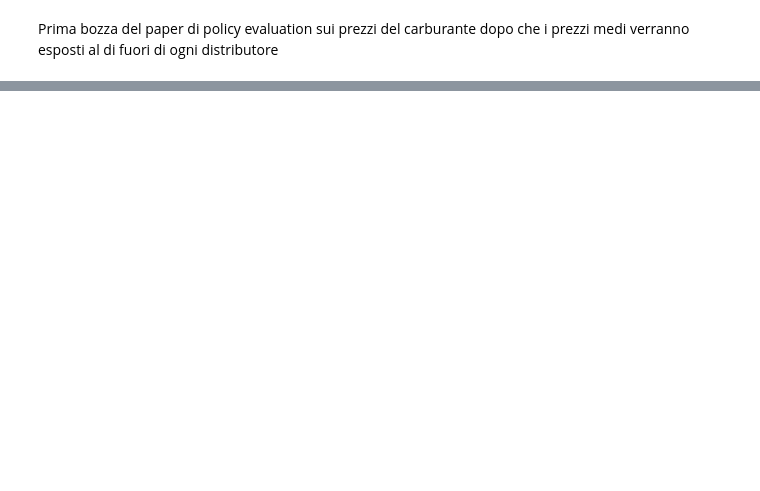
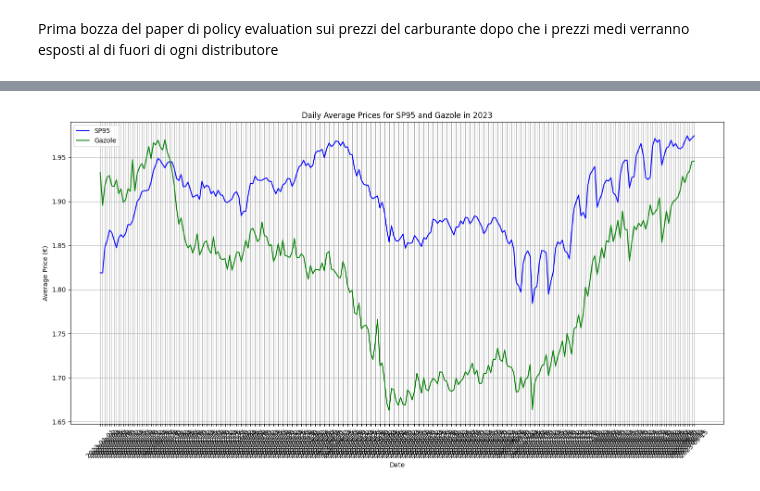
Before and after one commit to nbadino/ItaOil, a Jupyter notebook: oil.ipynb, the cells around one changed output, grey strips where cells are left out. Cells and saved outputs as stored; diff of their text form; code cells hidden in the pictures; blank space fills up the shorter version.

```diff
--- a/oil.ipynb
+++ b/oil.ipynb
@@ -281,0 +328,14 @@ Saved data for region Sangha to combined_data_by_region/combined_data_Sangha.csv
+# %%
+import zipfile
+import os
+
+# Define the path to unzip the file to
+unzip_dir = "/mnt/data/unzipped_xml"
+
+# Unzip the file
+with zipfile.ZipFile('/mnt/data/PrixCarburants_annuel_2023 (4).zip', 'r') as zip_ref:
+    zip_ref.extractall(unzip_dir)
+
+# Read a portion of the XML file content for inspection
+with open(os.path.join(unzip_dir, 'PrixCarburants_annuel_2023.xml'), 'r', encoding='utf-8') as xml_file:
+    xml_content = xml_file.read(2000)  # Reading the first 2000 characters
@@ -281,0 +389,26 @@ Saved data for region Sangha to combined_data_by_region/combined_data_Sangha.csv
+# %%
+import matplotlib.pyplot as plt
+import pandas as pd
+
+# Convert the daily averages to pandas dataframes
+df_SP95 = pd.DataFrame(list(daily_averages['SP95'].items()), columns=["Date", "SP95"]).sort_values(by="Date")
+df_Gazole = pd.DataFrame(list(daily_averages['Gazole'].items()), columns=["Date", "Gazole"]).sort_values(by="Date")
+
+# Merge the two dataframes on Date
+df = df_SP95.merge(df_Gazole, on="Date")
+
+# Plotting the daily averages
+plt.figure(figsize=(15, 8))
+plt.plot(df["Date"], df["SP95"], label="SP95", color="blue")
+plt.plot(df["Date"], df["Gazole"], label="Gazole", color="green")
+plt.xlabel("Date")
+plt.ylabel("Average Price (€)")
+plt.title("Daily Average Prices for SP95 and Gazole in 2023")
+plt.legend()
+plt.grid(True)
+plt.xticks(rotation=45)
+plt.tight_layout()
+
+plt.show()
+# %% [output]
+[figure, added]
```
Also changed, not shown: parts of 4 cells of this notebook.
